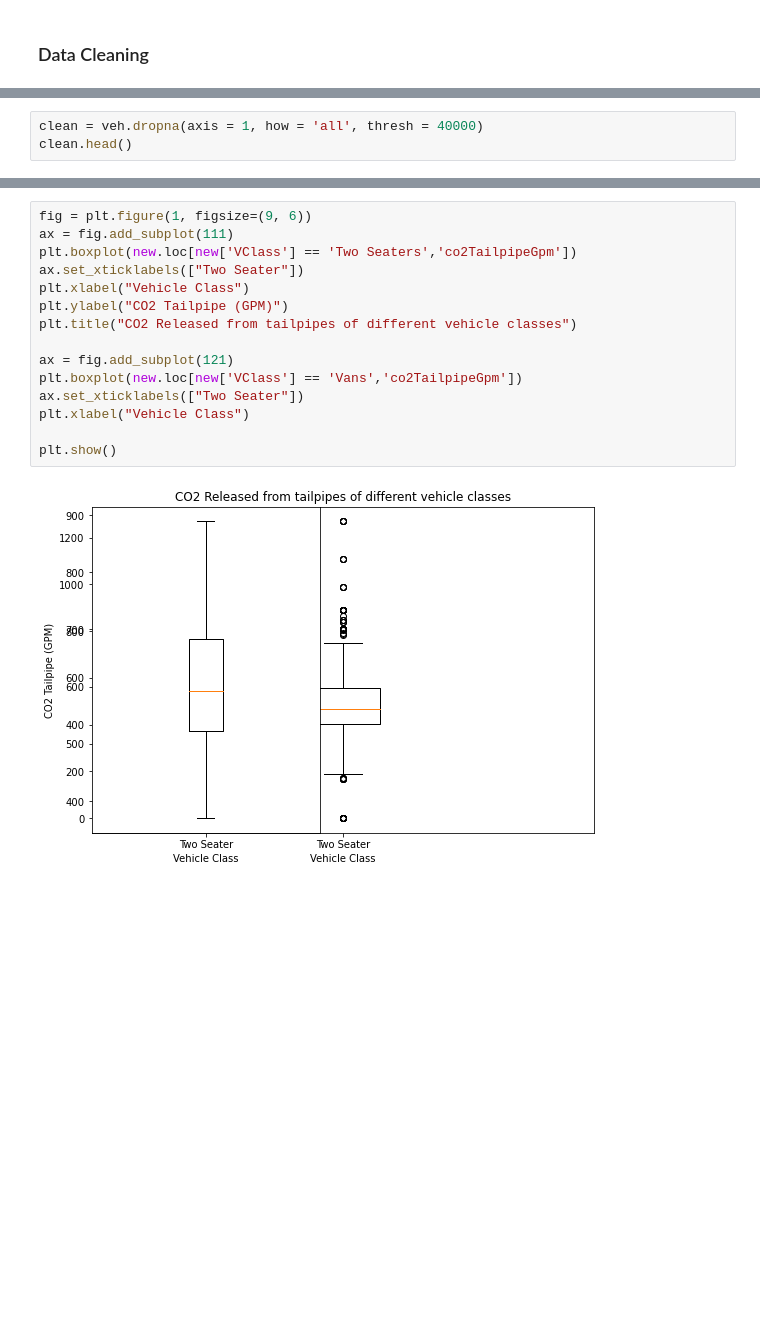
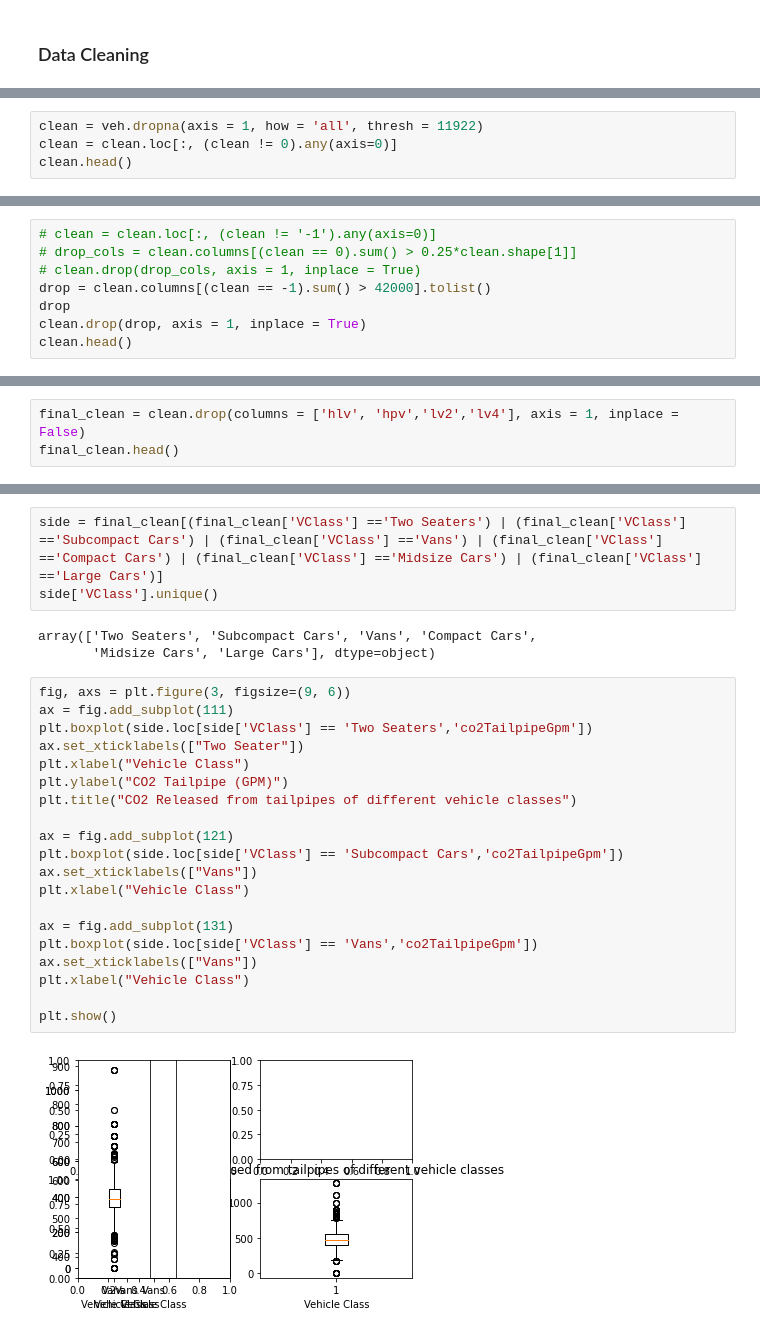
Before and after one commit to vincent-lao/carbon-footprint, a Jupyter notebook: code/eda/vehicle_data_cleaned_eda.ipynb, the cells around one changed output, grey strips where cells are left out. Cells and saved outputs as stored; diff of their text form; blank space fills up the shorter version.

Commit message:
more eda on vehicle data

```diff
--- a/code/eda/vehicle_data_cleaned_eda.ipynb
+++ b/code/eda/vehicle_data_cleaned_eda.ipynb
@@ -96,4 +97,5 @@ I will drop any columns that are all NaN
 # %%
-clean = veh.dropna(axis = 1, how = 'all', thresh = 40000)
+clean = veh.dropna(axis = 1, how = 'all', thresh = 11922)
+clean = clean.loc[:, (clean != 0).any(axis=0)]
 clean.head()
 # %% [output]
@@ -125,0 +128,8 @@ Name: co2TailpipeGpm, Length: 2183, dtype: float64
+# %%
+# clean = clean.loc[:, (clean != '-1').any(axis=0)]
+# drop_cols = clean.columns[(clean == 0).sum() > 0.25*clean.shape[1]]
+# clean.drop(drop_cols, axis = 1, inplace = True)
+drop = clean.columns[(clean == -1).sum() > 42000].tolist()
+drop
+clean.drop(drop, axis = 1, inplace = True)
+clean.head()
@@ -125,0 +162,3 @@ Name: co2TailpipeGpm, Length: 2183, dtype: float64
+# %%
+final_clean = clean.drop(columns = ['hlv', 'hpv','lv2','lv4'], axis = 1, inplace = False)
+final_clean.head()
@@ -126,17 +211,28 @@ Name: co2TailpipeGpm, Length: 2183, dtype: float64
+# %%
+side = final_clean[(final_clean['VClass'] =='Two Seaters') | (final_clean['VClass'] =='Subcompact Cars') | (final_clean['VClass'] =='Vans') | (final_clean['VClass'] =='Compact Cars') | (final_clean['VClass'] =='Midsize Cars') | (final_clean['VClass'] =='Large Cars')]
+side['VClass'].unique()
+# %% [output]
+array(['Two Seaters', 'Subcompact Cars', 'Vans', 'Compact Cars',
+       'Midsize Cars', 'Large Cars'], dtype=object)
 # %%
-fig = plt.figure(1, figsize=(9, 6))
+fig, axs = plt.figure(3, figsize=(9, 6))
 ax = fig.add_subplot(111)
-plt.boxplot(new.loc[new['VClass'] == 'Two Seaters','co2TailpipeGpm'])
+plt.boxplot(side.loc[side['VClass'] == 'Two Seaters','co2TailpipeGpm'])
 ax.set_xticklabels(["Two Seater"])
 plt.xlabel("Vehicle Class")
 plt.ylabel("CO2 Tailpipe (GPM)")
 plt.title("CO2 Released from tailpipes of different vehicle classes")
 
 ax = fig.add_subplot(121)
-plt.boxplot(new.loc[new['VClass'] == 'Vans','co2TailpipeGpm'])
-ax.set_xticklabels(["Two Seater"])
+plt.boxplot(side.loc[side['VClass'] == 'Subcompact Cars','co2TailpipeGpm'])
+ax.set_xticklabels(["Vans"])
+plt.xlabel("Vehicle Class")
+
+ax = fig.add_subplot(131)
+plt.boxplot(side.loc[side['VClass'] == 'Vans','co2TailpipeGpm'])
+ax.set_xticklabels(["Vans"])
 plt.xlabel("Vehicle Class")
 
 plt.show()
 # %% [output]
-[figure, old version]
+[figure, new version]
```
Also changed, not shown: parts of 19 cells of this notebook.
